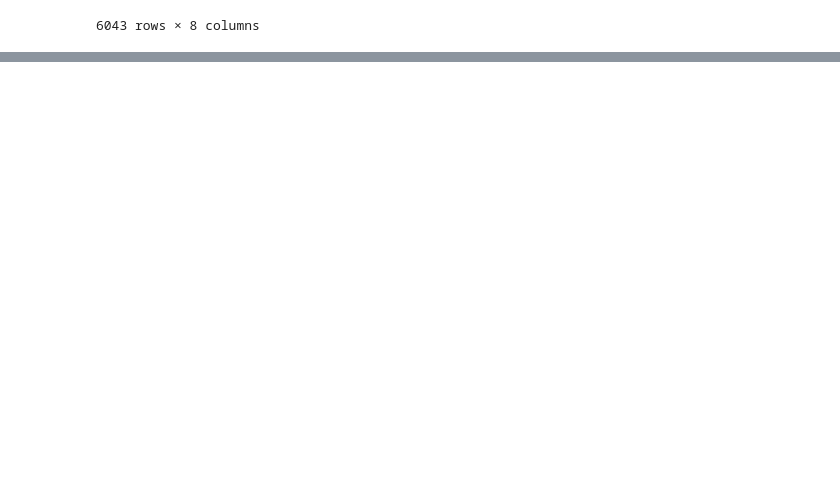
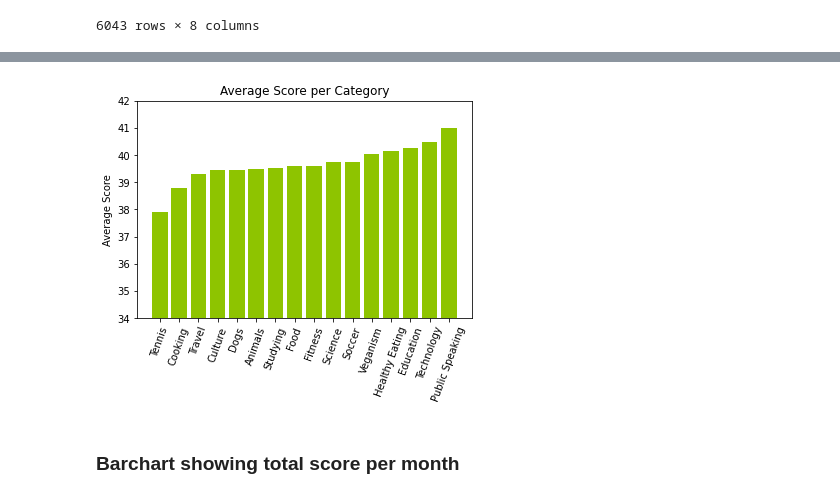
Before and after one commit to AnthonyCusi/Accenture-Virtual-Internship, a Jupyter notebook: acenture_data.ipynb, the cells around one changed output, grey strips where cells are left out. Drawn from its saved outputs; the diff is of its cells as text; code cells hidden in the pictures; blank space fills up the shorter version.

```diff
--- a/acenture_data.ipynb
+++ b/acenture_data.ipynb
@@ -180,0 +188,8 @@ plt.show()
+# %%
+avg_scores = dict()
+
+for category in data['Category'].unique():
+    avg_scores[category] = data[data['Category'] == category]['Score'].mean()
+
+avg_scores = dict(sorted(avg_scores.items(), key = lambda x: x[1]))
+avg_scores
@@ -180,0 +213,11 @@ plt.show()
+# %%
+plt.bar(avg_scores.keys(), avg_scores.values(), color = '#8ec400')
+plt.title('Average Score per Category')
+plt.ylabel('Average Score')
+plt.xticks(rotation='70')
+plt.ylim(34, 42)
+plt.show()
+# %% [output]
+[figure, added]
+# %% [markdown]
+### Barchart showing total score per month
```
Also changed, not shown: parts of 19 cells of this notebook, 6 other files.
